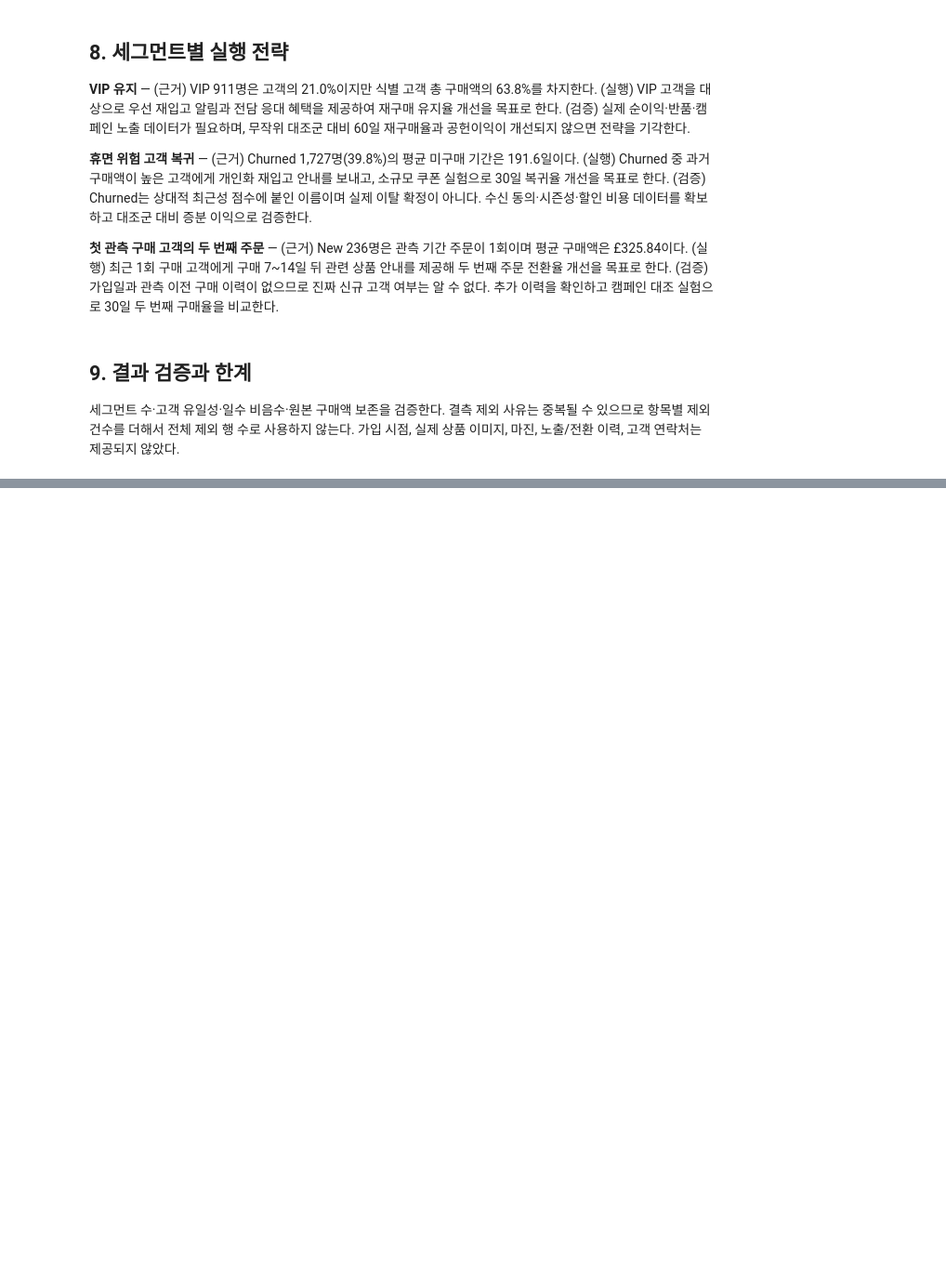
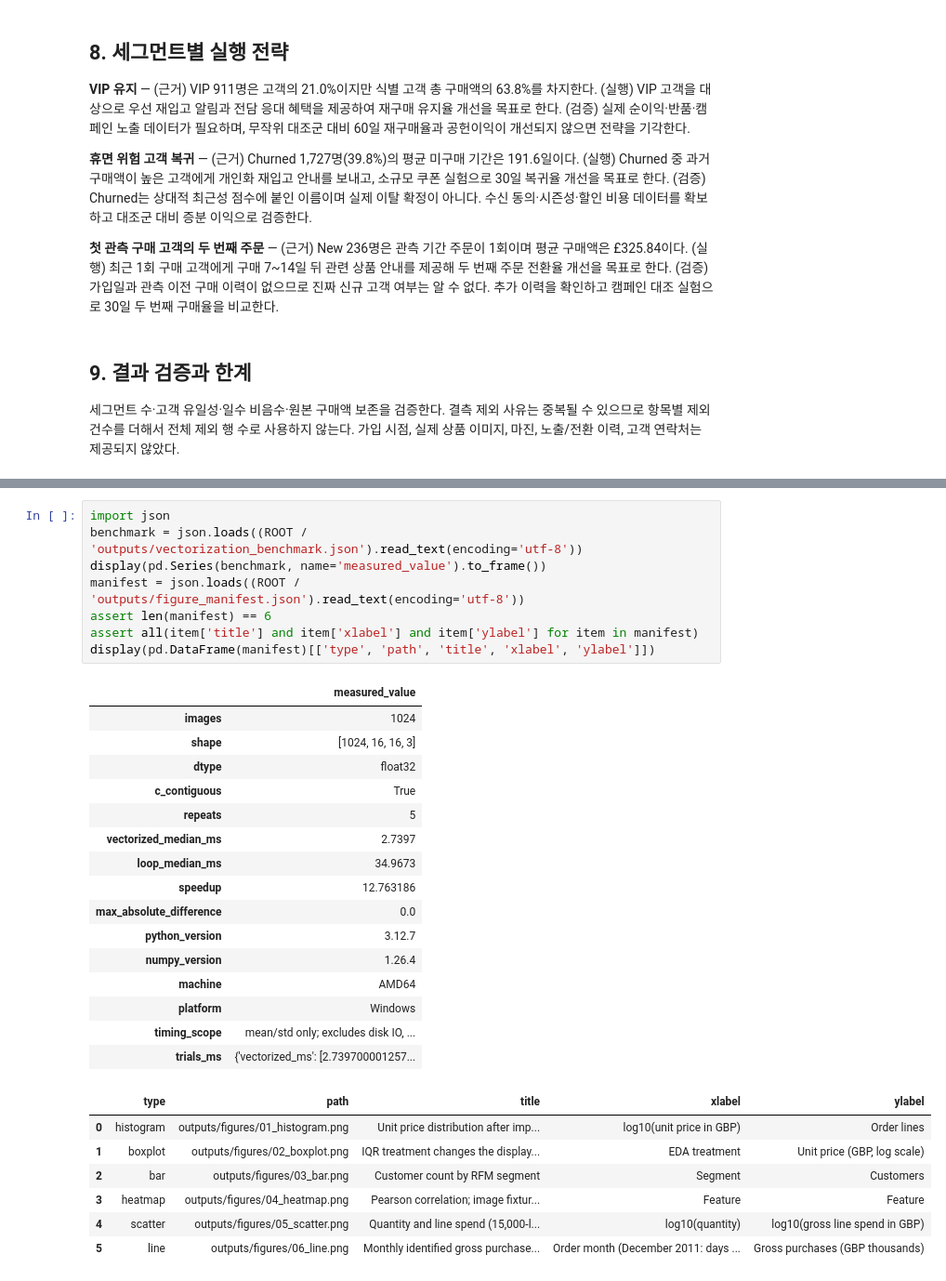
Before and after one commit to 00skgun/codessey_advance, a Jupyter notebook: 1-1/notebooks/analysis_report.ipynb, the cells around one changed output, grey strips where cells are left out. Shown at 93% size. Cells and saved outputs as stored; diff of their text form; blank space fills up the shorter version.

```diff
--- a/1-1/notebooks/analysis_report.ipynb
+++ b/1-1/notebooks/analysis_report.ipynb
@@ -238,0 +355,32 @@ All dataset acceptance checks passed.
+# %%
+import json
+benchmark = json.loads((ROOT / 'outputs/vectorization_benchmark.json').read_text(encoding='utf-8'))
+display(pd.Series(benchmark, name='measured_value').to_frame())
+manifest = json.loads((ROOT / 'outputs/figure_manifest.json').read_text(encoding='utf-8'))
+assert len(manifest) == 6
+assert all(item['title'] and item['xlabel'] and item['ylabel'] for item in manifest)
+display(pd.DataFrame(manifest)[['type', 'path', 'title', 'xlabel', 'ylabel']])
+# %% [output]
+|  | measured_value |
+| images | 1024 |
+| shape | [1024, 16, 16, 3] |
+| dtype | float32 |
+| c_contiguous | True |
+| repeats | 5 |
+| vectorized_median_ms | 2.7397 |
+| loop_median_ms | 34.9673 |
+| speedup | 12.763186 |
+| max_absolute_difference | 0.0 |
+| python_version | 3.12.7 |
+| numpy_version | 1.26.4 |
+| machine | AMD64 |
+| platform | Windows |
+| timing_scope | mean/std only; excludes disk IO, ... |
+| trials_ms | {'vectorized_ms': [2.739700001257... |
+|  | type | path | title | xlabel | ylabel |
+| 0 | histogram | outputs/figures/01_histogram.png | Unit price distribution after imp... | log10(unit price in GBP) | Order lines |
+| 1 | boxplot | outputs/figures/02_boxplot.png | IQR treatment changes the display... | EDA treatment | Unit price (GBP, log scale) |
+| 2 | bar | outputs/figures/03_bar.png | Customer count by RFM segment | Segment | Customers |
+| 3 | heatmap | outputs/figures/04_heatmap.png | Pearson correlation; image fixtur... | Feature | Feature |
+| 4 | scatter | outputs/figures/05_scatter.png | Quantity and line spend (15,000-l... | log10(quantity) | log10(gross line spend in GBP) |
+| 5 | line | outputs/figures/06_line.png | Monthly identified gross purchase... | Order month (December 2011: days ... | Gross purchases (GBP thousands) |
```
Also changed, not shown: parts of 7 cells of this notebook, 20 other files.
